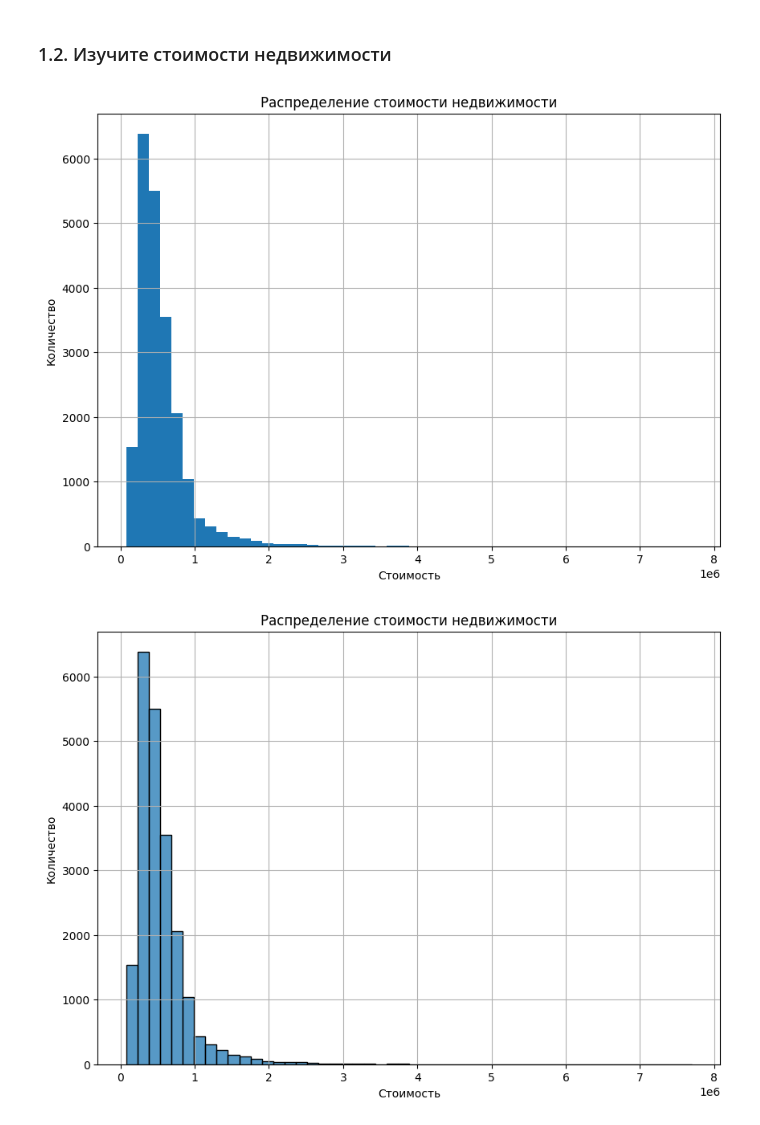
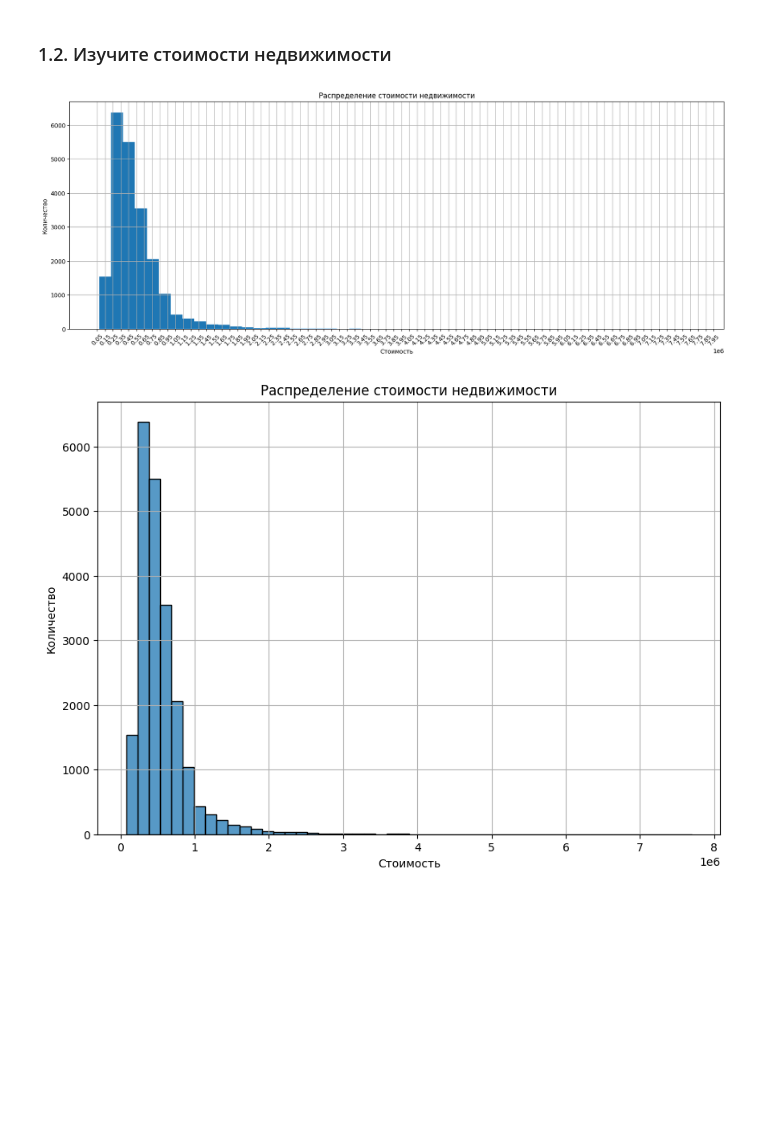
Before and after one commit to Olga643/Example, a Jupyter notebook: Untitled21.ipynb, the cells around one changed output. Cells and saved outputs as stored; diff of their text form; code cells hidden in the pictures; blank space fills up the shorter version.

```diff
--- a/Untitled21.ipynb
+++ b/Untitled21.ipynb
@@ -47,15 +47,15 @@ Name: price, Length: 4028, dtype: int64
 # %% [markdown]
 ### 1.2. Изучите стоимости недвижимости
 # %%
-plt.figure(figsize=(10, 7))
+plt.figure(figsize=(20, 7))
 plt.hist(df['price'], bins = 50)
 plt.title('Распределение стоимости недвижимости')
 plt.xlabel('Стоимость')
 plt.ylabel('Количество')
-#plt.xticks([ i/10 for i in range(0, 801, 25)])
+plt.xticks(range(50000, 8000000, 100000), rotation=45)
 plt.grid()
 # %% [output]
-[figure, old version]
+[figure, new version]
 # %%
 plt.figure(figsize=(10, 7))
 sns.histplot(df['price'], bins = 50);
```
Also changed, not shown: parts of 18 cells of this notebook.
